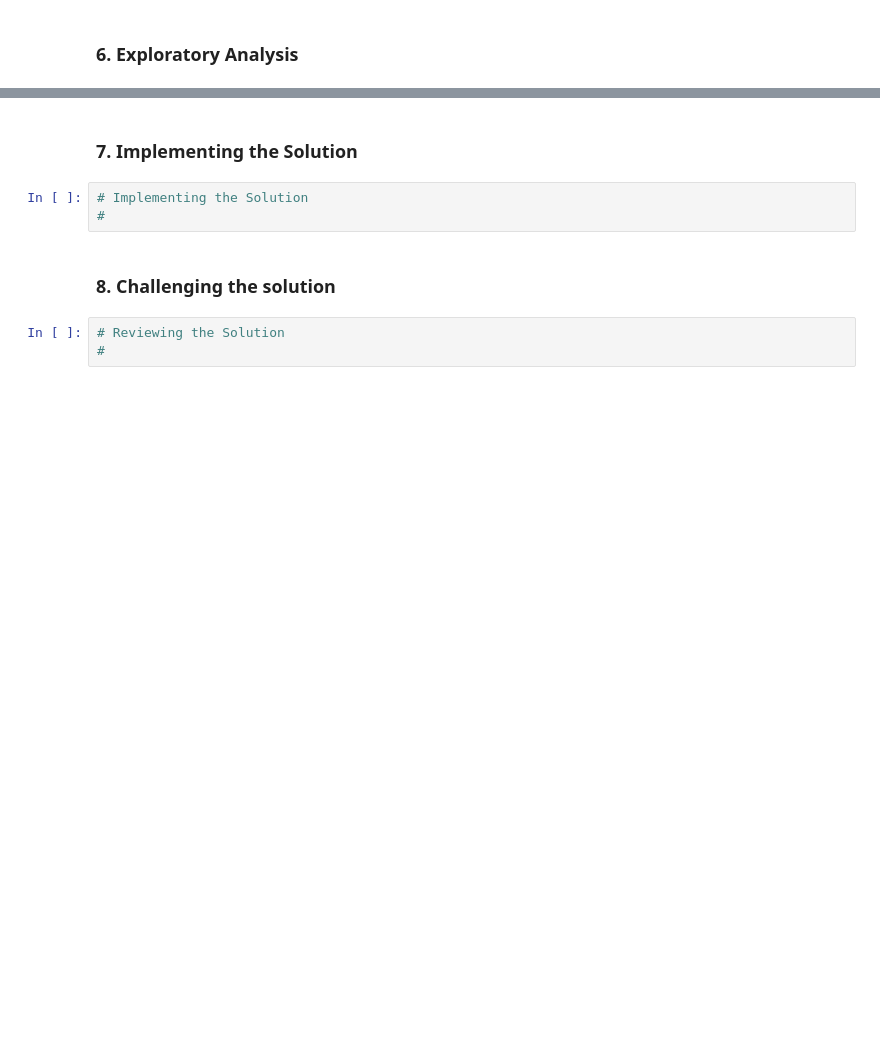
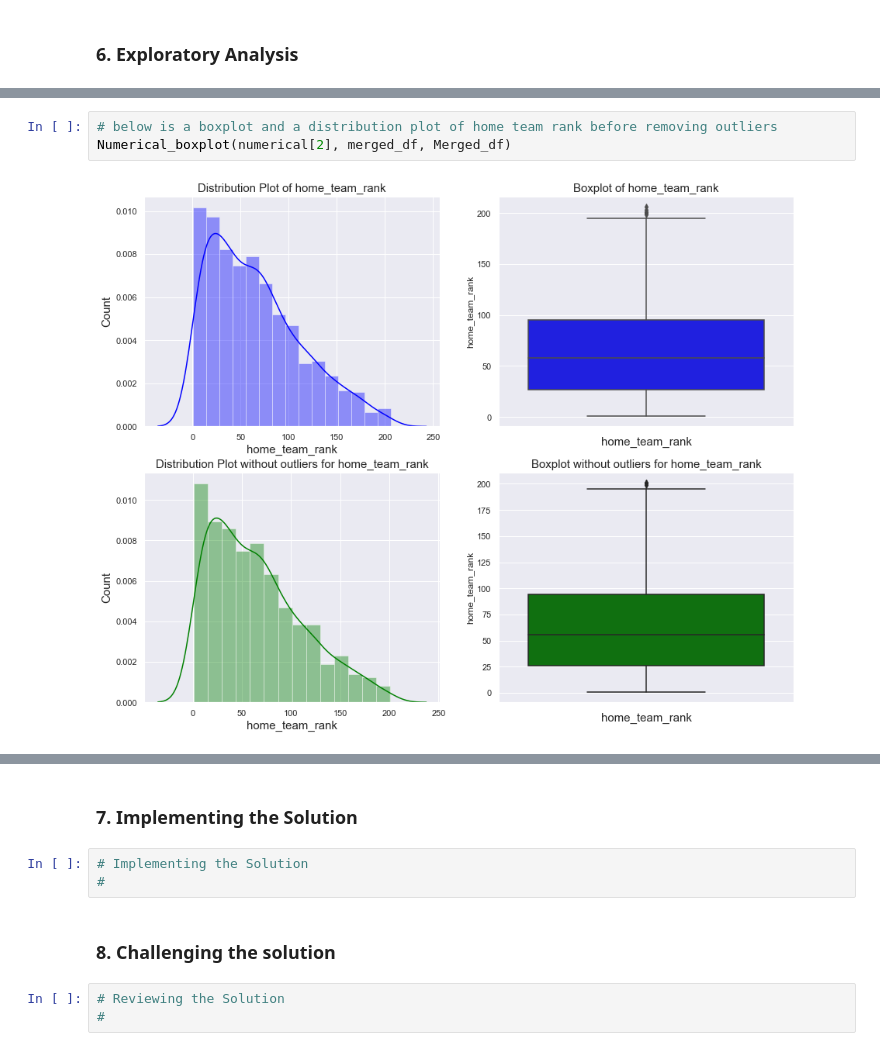
Before and after one commit to stogaja/Python-ML-Projects, a Jupyter notebook: Football_Prediction/football_prediction.ipynb, the cells around one changed output, grey strips where cells are left out. Cells and saved outputs as stored; diff of their text form; blank space fills up the shorter version.

```diff
--- a/Football_Prediction/football_prediction.ipynb
+++ b/Football_Prediction/football_prediction.ipynb
@@ -340,0 +516,5 @@ merged_df.tail(5)
+# %%
+# below is a boxplot and a distribution plot of home team rank before removing outliers
+Numerical_boxplot(numerical[2], merged_df, Merged_df)
+# %% [output]
+[figure, added]
```
Also changed, not shown: parts of 36 cells of this notebook.
